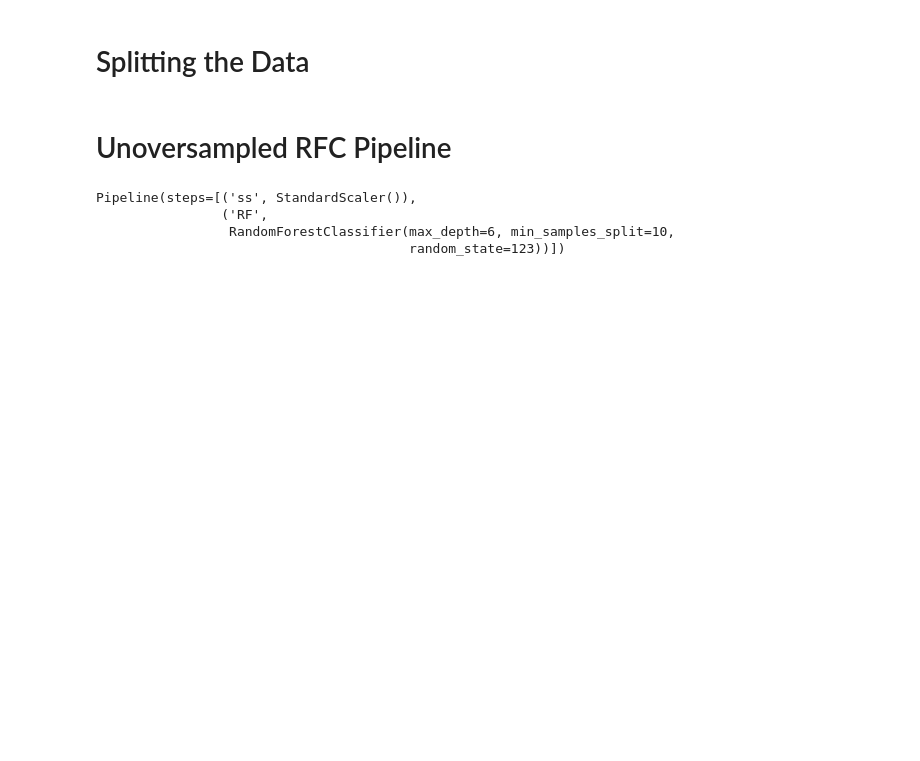
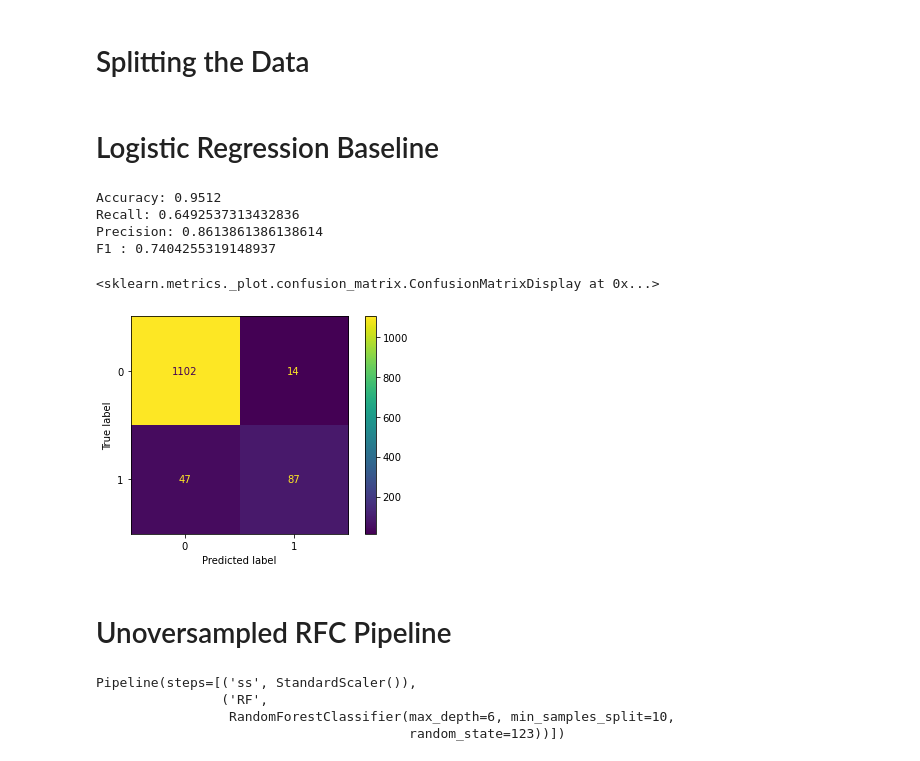
Before and after one commit to JalilSarwari/phase_3_project_jalil, a Jupyter notebook: modeling.ipynb, the cells around one changed output. Saved outputs shown, nothing was run; the diff lists cells and outputs as text; code cells hidden in the pictures; blank space fills up the shorter version.

```diff
--- a/modeling.ipynb
+++ b/modeling.ipynb
@@ -28,6 +29,27 @@ X = df.drop('Personal Loan',axis=1)
 
 # Split into training and test sets
 X_train, X_test, y_train, y_test = train_test_split(X,y,random_state=42)
+# %% [markdown]
+# Logistic Regression Baseline
+# %%
+log_pipeline = Pipeline([('ss', StandardScaler()),
+                              ('RF', LogisticRegression(random_state=123))])
+
+log_pipeline.fit(X_train,y_train)
+log_y_pred = log_pipeline.predict(X_test)
+#accuracy_score, recall_score, precision_score, f1_score
+print("Accuracy: {}".format(accuracy_score(y_test,log_y_pred)) )
+print("Recall: {}".format(recall_score(y_test,log_y_pred)) )
+print("Precision: {}".format(precision_score(y_test,log_y_pred)) )
+print("F1 : {}".format(f1_score(y_test,log_y_pred)) )
+plot_confusion_matrix(log_pipeline,X_test,y_test)
+# %% [output]
+Accuracy: 0.9512
+Recall: 0.6492537313432836
+Precision: 0.8613861386138614
+F1 : 0.7404255319148937
+<sklearn.metrics._plot.confusion_matrix.ConfusionMatrixDisplay at 0x...>
+[figure, added]
 # %% [markdown]
 # Unoversampled RFC Pipeline
 # %%
```
Also changed, not shown: parts of 12 cells of this notebook.
